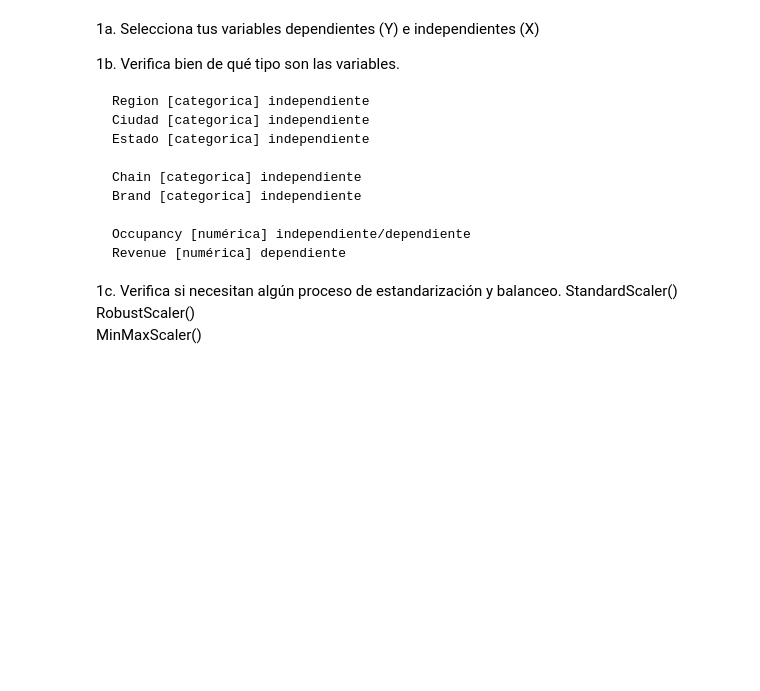
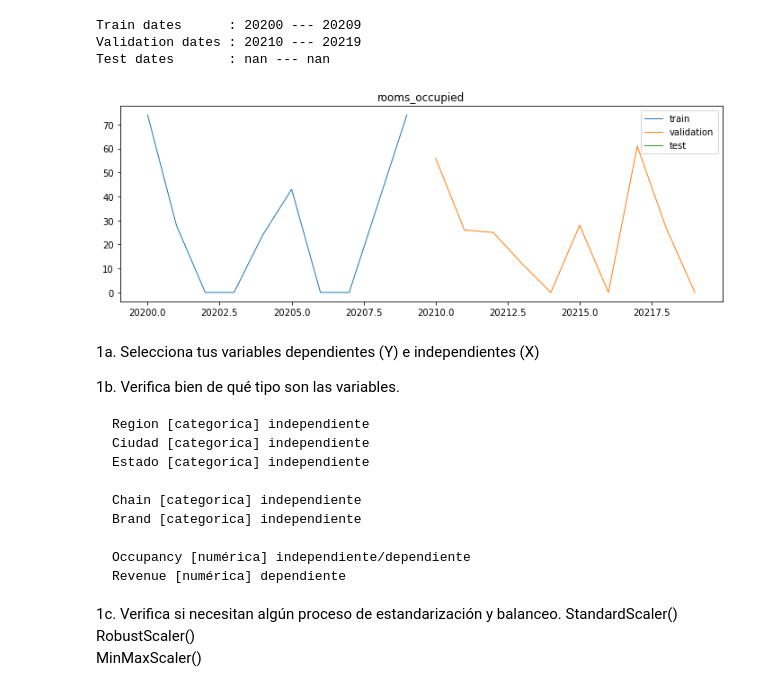
Before and after one commit to a01625364/prisma, a Jupyter notebook: ipynb/Evi2Ent3.ipynb, the cells around one changed output. Drawn from its saved outputs; the diff is of its cells as text; code cells hidden in the pictures; blank space fills up the shorter version.

```diff
--- a/ipynb/Evi2Ent3.ipynb
+++ b/ipynb/Evi2Ent3.ipynb
@@ -137,3 +158,29 @@ df_Final = df_Final.DataFrame()
+# %%
+# Spliting data
+df_Final = df_Final.loc['2020-01-01 00:00:00': '2022-03-31 00:00:00']
+end_train = '2021-06-31 00:00:00'
+end_validation = '2022-02-31 00:00:00'
+df_Final_train = df_Final.loc[: end_train, :]
+df_Final_val   = df_Final.loc[end_train:end_validation, :]
+df_Final_test  = df_Final.loc[end_validation:, :]
+
+print(f"Train dates      : {df_Final_train.index.min()} --- {df_Final_train.index.max()}")
+print(f"Validation dates : {df_Final_val.index.min()} --- {df_Final_val.index.max()}")
+print(f"Test dates       : {df_Final_test.index.min()} --- {df_Final_test.index.max()}")
+# %% [output]
+Train dates      : 20200 --- 20209
+Validation dates : 20210 --- 20219
+Test dates       : nan --- nan
+# %%
+from matplotlib import pyplot as plt
+fig, ax = plt.subplots(figsize=(12, 4))
+df_Final_train.rooms_occupied.plot(ax=ax, label='train', linewidth=1)
+df_Final_val.rooms_occupied.plot(ax=ax, label='validation', linewidth=1)
+df_Final_test.rooms_occupied.plot(ax=ax, label='test', linewidth=1)
+ax.set_title('rooms_occupied')
+ax.legend();
+# %% [output]
+[figure, added]
 # %% [markdown]
 1a. Selecciona tus variables dependientes (Y) e independientes (X)
 
```
Also changed, not shown: parts of 6 cells of this notebook.
